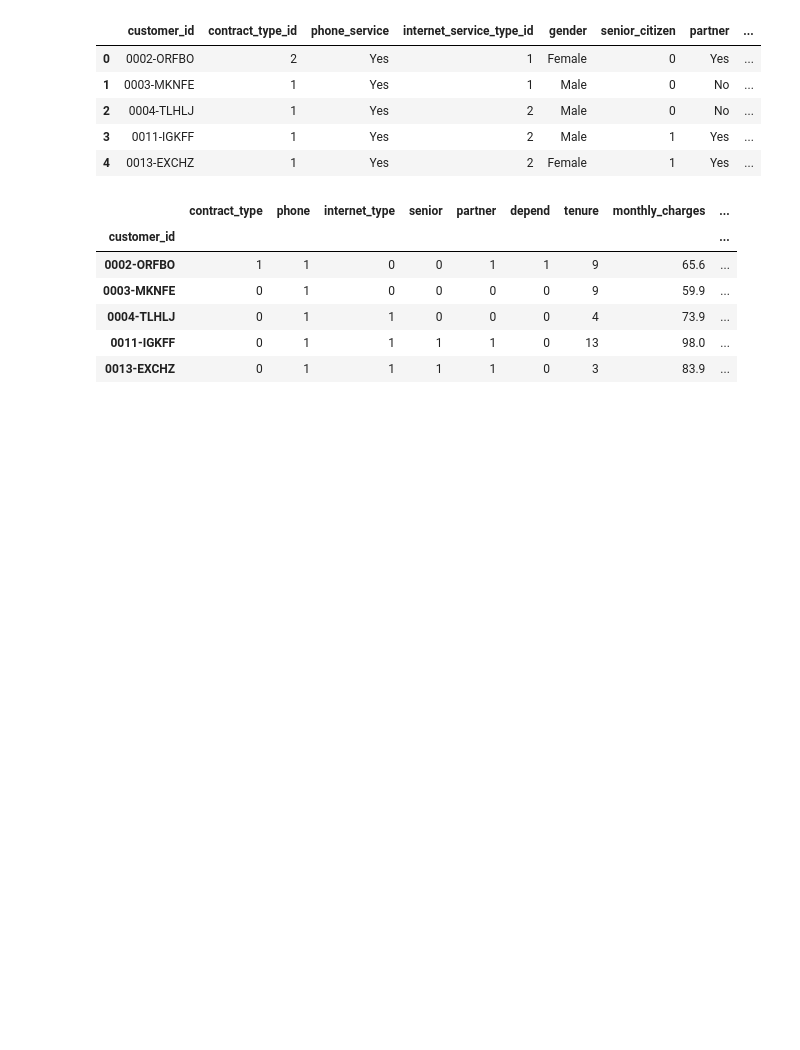
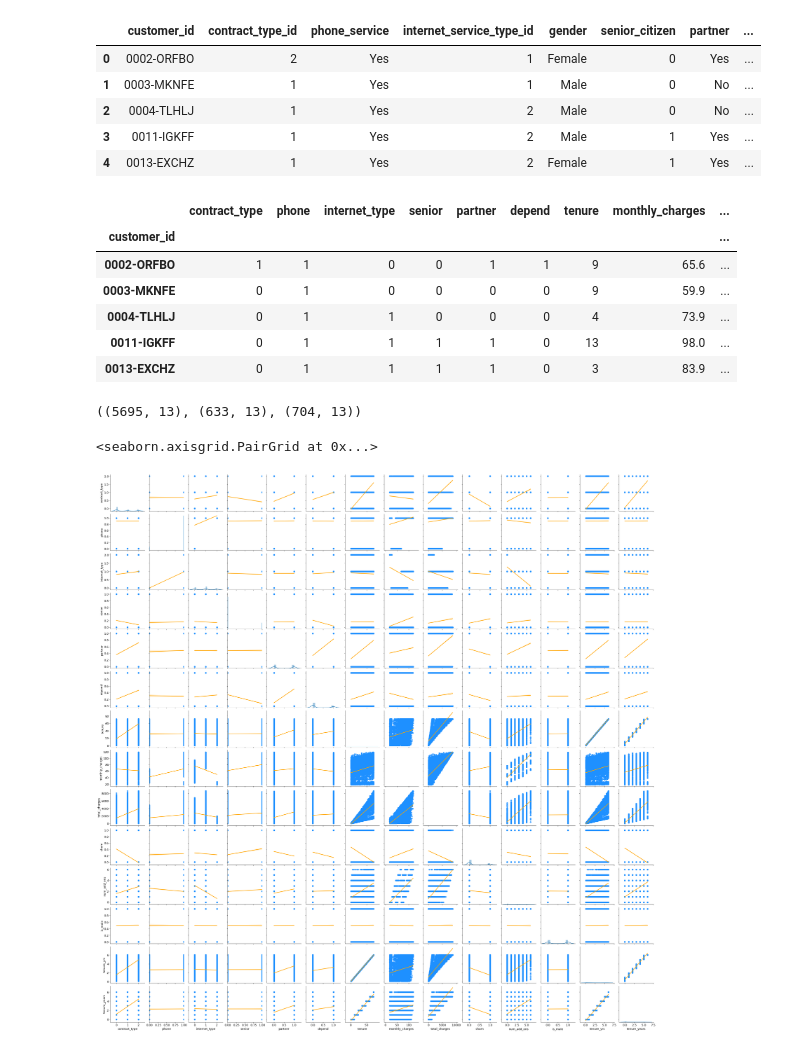
Before and after one commit to KwameTaylor/regression-exercises, a Jupyter notebook: explore_telco.ipynb, the cells around one changed output. Saved outputs shown, nothing was run; the diff lists cells and outputs as text; code cells hidden in the pictures; blank space fills up the shorter version.

```diff
--- a/explore_telco.ipynb
+++ b/explore_telco.ipynb
@@ -61,6 +60,26 @@ df.head()
+# %%
+train_and_validate, test = train_test_split(df, test_size=.1, random_state=666)
+train, validate = train_test_split(train_and_validate, test_size=.1, random_state=666)
+
+train.shape, validate.shape, test.shape
+# %% [output]
+((5695, 13), (633, 13), (704, 13))
 # %%
-#def plot_variable_pairs():
-#df = train
-#g = sns.PairGrid(df)
-#g.map_diag(sns.distplot)
-#g.map_offdiag(sns.regplot, scatter_kws={"color": "dodgerblue"}, line_kws={"color": "orange"})
+def plot_variable_pairs(df, drop_scaled_columns=True):
+    if drop_scaled_columns:
+        # drop the scaled columns first
+        scaled_columns = [c for c in df.columns if c.endswith('_scaled')]
+        df = df.drop(columns=scaled_columns)
+
+    g = sns.PairGrid(df)
+    #g.map_offdiag(sns.regplot)
+    g.map_diag(sns.distplot)
+    g.map_offdiag(sns.regplot, scatter_kws={"color": "dodgerblue"}, line_kws={"color": "orange"})
+    #g.map_diag(plt.hist)
+
+    return g
+# %%
+plot_variable_pairs(train, False)
+# %% [output]
+<seaborn.axisgrid.PairGrid at 0x...>
+[figure, added]
```
Also changed, not shown: parts of 7 cells of this notebook, 1 other file.
